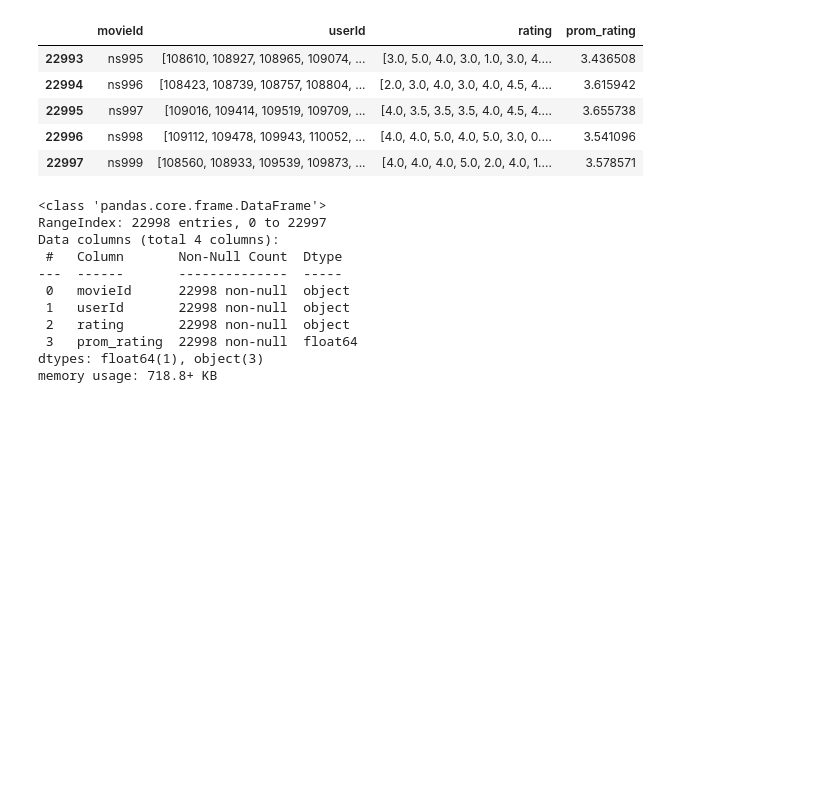
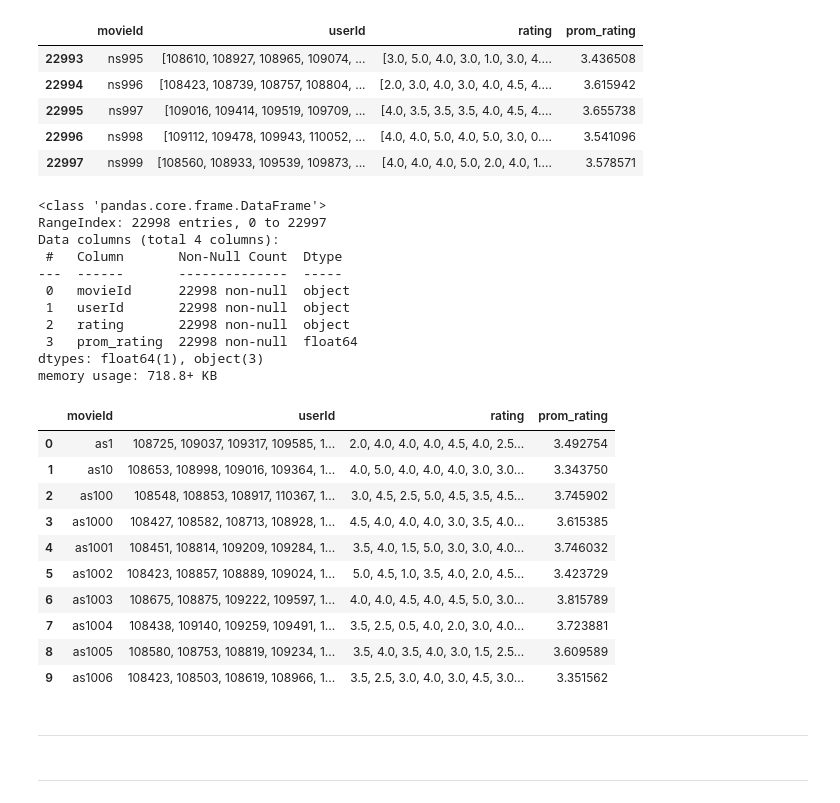
Before and after one commit to Lucaramallo/PI-1---REINTENTO, a Jupyter notebook: ETL/ETL_ratings.ipynb, the cells around one changed output. Cells and saved outputs as stored; diff of their text form; code cells hidden in the pictures; blank space fills up the shorter version.

```diff
--- a/ETL/ETL_ratings.ipynb
+++ b/ETL/ETL_ratings.ipynb
@@ -82,6 +82,25 @@ Data columns (total 4 columns):
  3   prom_rating  22998 non-null  float64
 dtypes: float64(1), object(3)
 memory usage: 718.8+ KB
+# %%
+
+# Convertir los valores numéricos a cadenas y separar por comas
+df_gby_movieid['userId'] = df_gby_movieid['userId'].apply(lambda x: ', '.join(map(str, x)))
+df_gby_movieid['rating'] = df_gby_movieid['rating'].apply(lambda x: ', '.join(map(str, x)))
+# Imprimir el DataFrame resultante
+df_gby_movieid.head(10)
+# %% [output]
+|  | movieId | userId | rating | prom_rating |
+| 0 | as1 | 108725, 109037, 109317, 109585, 1... | 2.0, 4.0, 4.0, 4.0, 4.5, 4.0, 2.5... | 3.492754 |
+| 1 | as10 | 108653, 108998, 109016, 109364, 1... | 4.0, 5.0, 4.0, 4.0, 4.0, 3.0, 3.0... | 3.343750 |
+| 2 | as100 | 108548, 108853, 108917, 110367, 1... | 3.0, 4.5, 2.5, 5.0, 4.5, 3.5, 4.5... | 3.745902 |
+| 3 | as1000 | 108427, 108582, 108713, 108928, 1... | 4.5, 4.0, 4.0, 4.0, 3.0, 3.5, 4.0... | 3.615385 |
+| 4 | as1001 | 108451, 108814, 109209, 109284, 1... | 3.5, 4.0, 1.5, 5.0, 3.0, 3.0, 4.0... | 3.746032 |
+| 5 | as1002 | 108423, 108857, 108889, 109024, 1... | 5.0, 4.5, 1.0, 3.5, 4.0, 2.0, 4.5... | 3.423729 |
+| 6 | as1003 | 108675, 108875, 109222, 109597, 1... | 4.0, 4.0, 4.5, 4.0, 4.5, 5.0, 3.0... | 3.815789 |
+| 7 | as1004 | 108438, 109140, 109259, 109491, 1... | 3.5, 2.5, 0.5, 4.0, 2.0, 3.0, 4.0... | 3.723881 |
+| 8 | as1005 | 108580, 108753, 108819, 109234, 1... | 3.5, 4.0, 3.5, 4.0, 3.0, 1.5, 2.5... | 3.609589 |
+| 9 | as1006 | 108423, 108503, 108619, 108966, 1... | 3.5, 2.5, 3.0, 4.0, 3.0, 4.5, 3.0... | 3.351562 |
 # %%
 
 import os
@@ -96,3 +115,7 @@ if os.path.exists(pickle_file):
 
 # Guardar el dataframe como archivo pickle
 df_gby_movieid.to_pickle(pickle_file)
+# %% [markdown]
+___________________________________________________________________________________________________________________________________________________________________________________________________________________________________
+# %% [markdown]
+___________________________________________________________________________________________________________________________________________________________________________________________________________________________________
```
Also changed, not shown: 5 other files.
